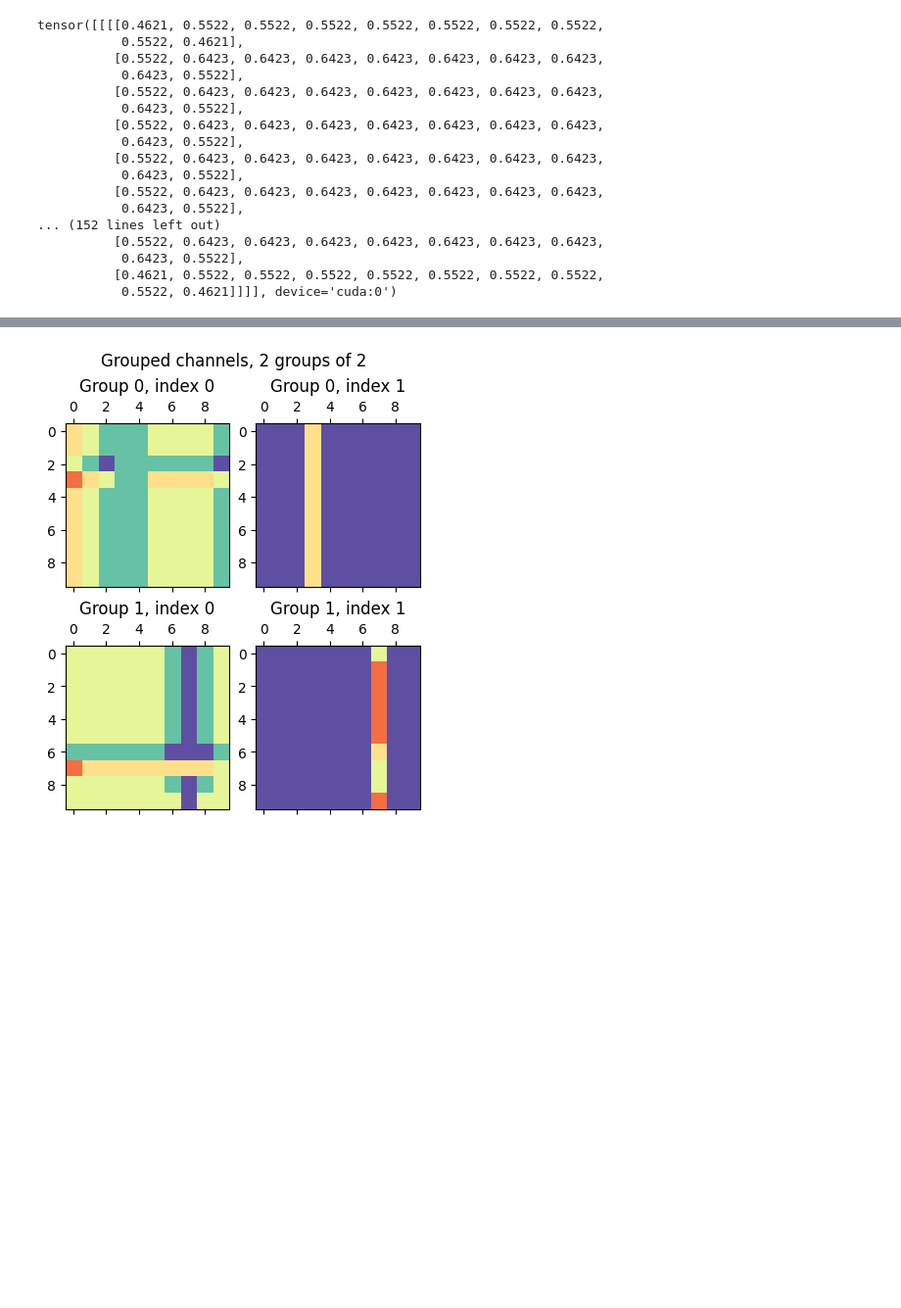
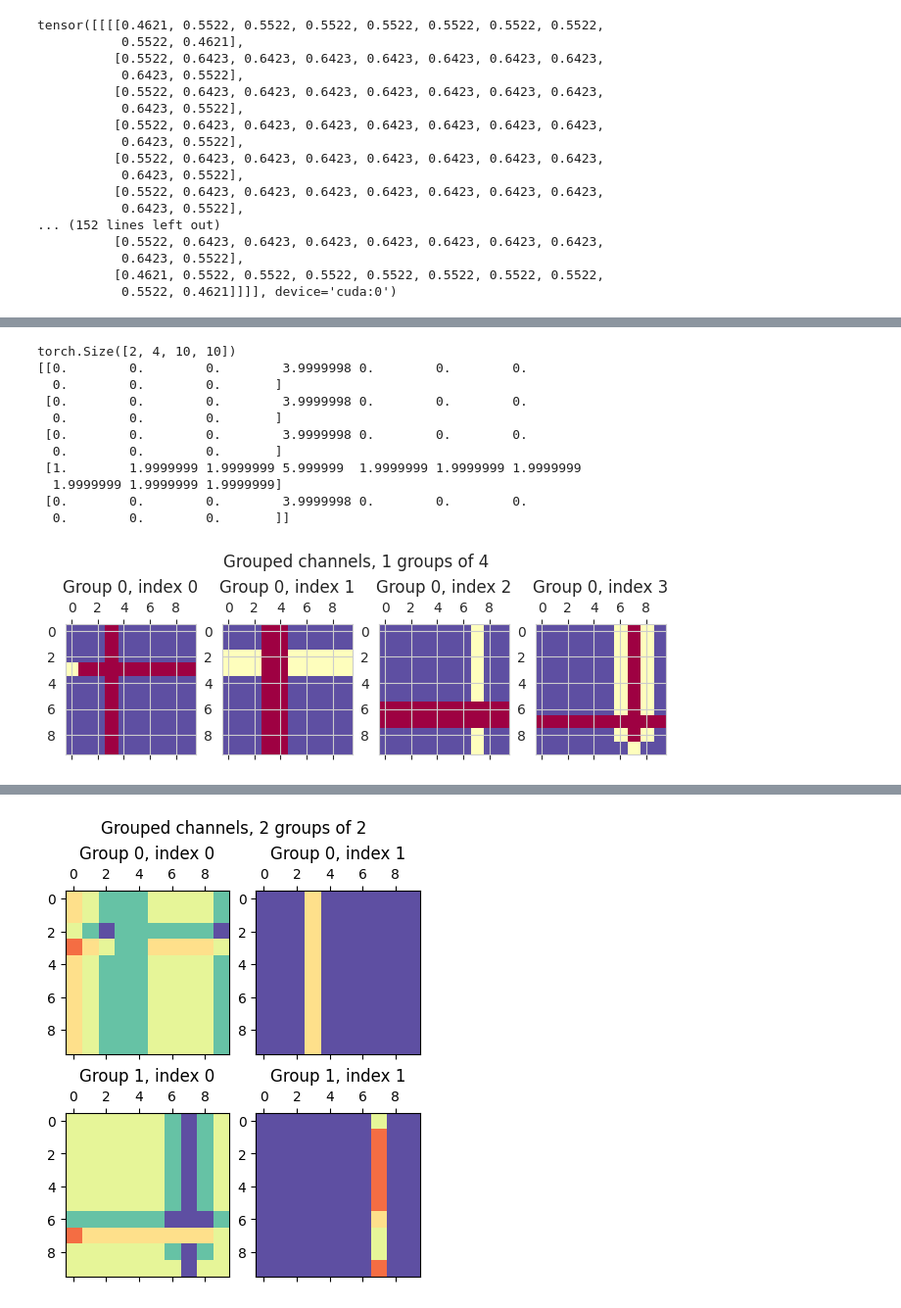
Before and after one commit to p-adema/quadratic-conv, a Jupyter notebook: scratch/groups_test.ipynb, the cells around one changed output, grey strips where cells are left out. Shown at 98% size. Cells and saved outputs as stored; diff of their text form; code cells hidden in the pictures; blank space fills up the shorter version.

```diff
--- a/scratch/groups_test.ipynb
+++ b/scratch/groups_test.ipynb
@@ -180 +199,20 @@ torch.Size([2, 4, 10, 10])
+# %%
+almost_lin = SubtractSemifield.root(1.0000001).dynamic()
+res_rt = almost_lin(test_data, (test_kernels == 0).float(), groups=2, padding=1, kind="conv")
+print(res_rt.shape)
+plot_grouped_data(res_rt[1], 1)
+print(res_rt[0, 0, :5].numpy(force=True))
+# %% [output]
+torch.Size([2, 4, 10, 10])
+[[0.        0.        0.        3.9999998 0.        0.        0.
+  0.        0.        0.       ]
+ [0.        0.        0.        3.9999998 0.        0.        0.
+  0.        0.        0.       ]
+ [0.        0.        0.        3.9999998 0.        0.        0.
+  0.        0.        0.       ]
+ [1.        1.9999999 1.9999999 5.999999  1.9999999 1.9999999 1.9999999
+  1.9999999 1.9999999 1.9999999]
+ [0.        0.        0.        3.9999998 0.        0.        0.
+  0.        0.        0.       ]]
+[figure, added]
 # %%
```
Also changed, not shown: parts of 14 cells of this notebook, 11 other files.
